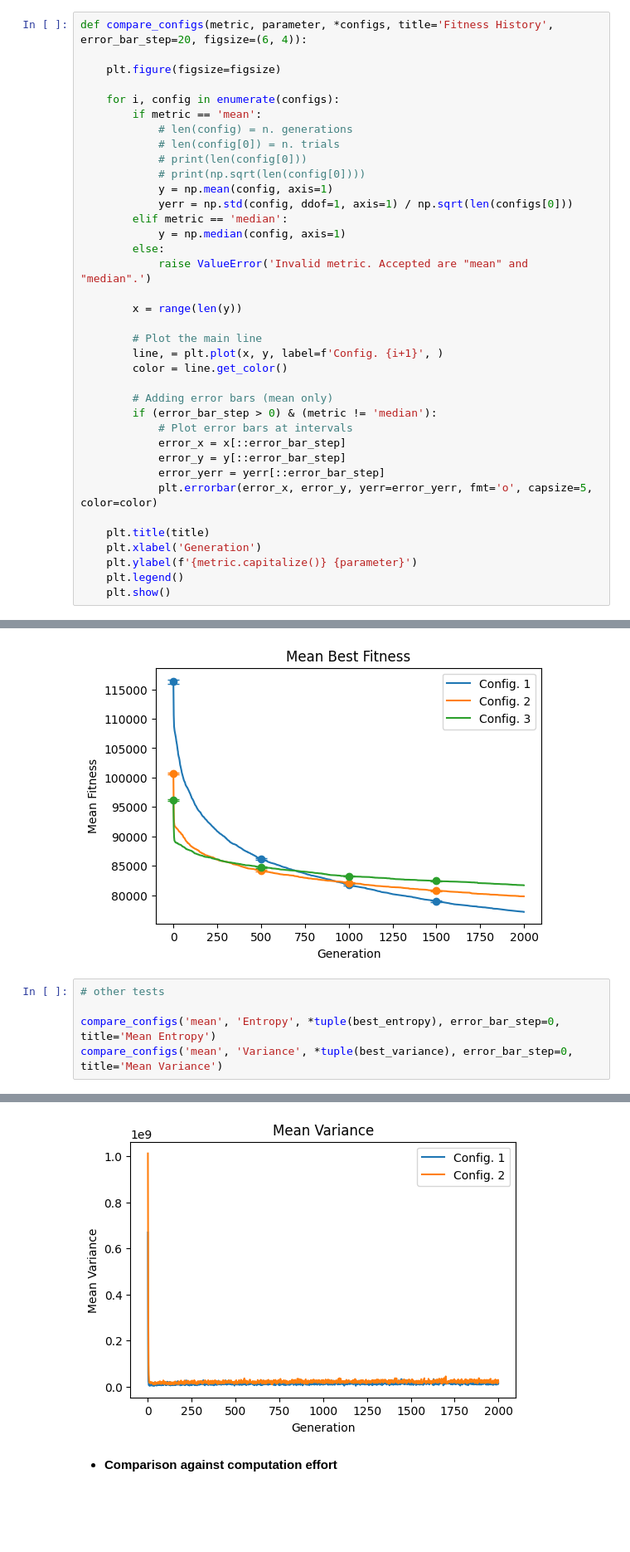
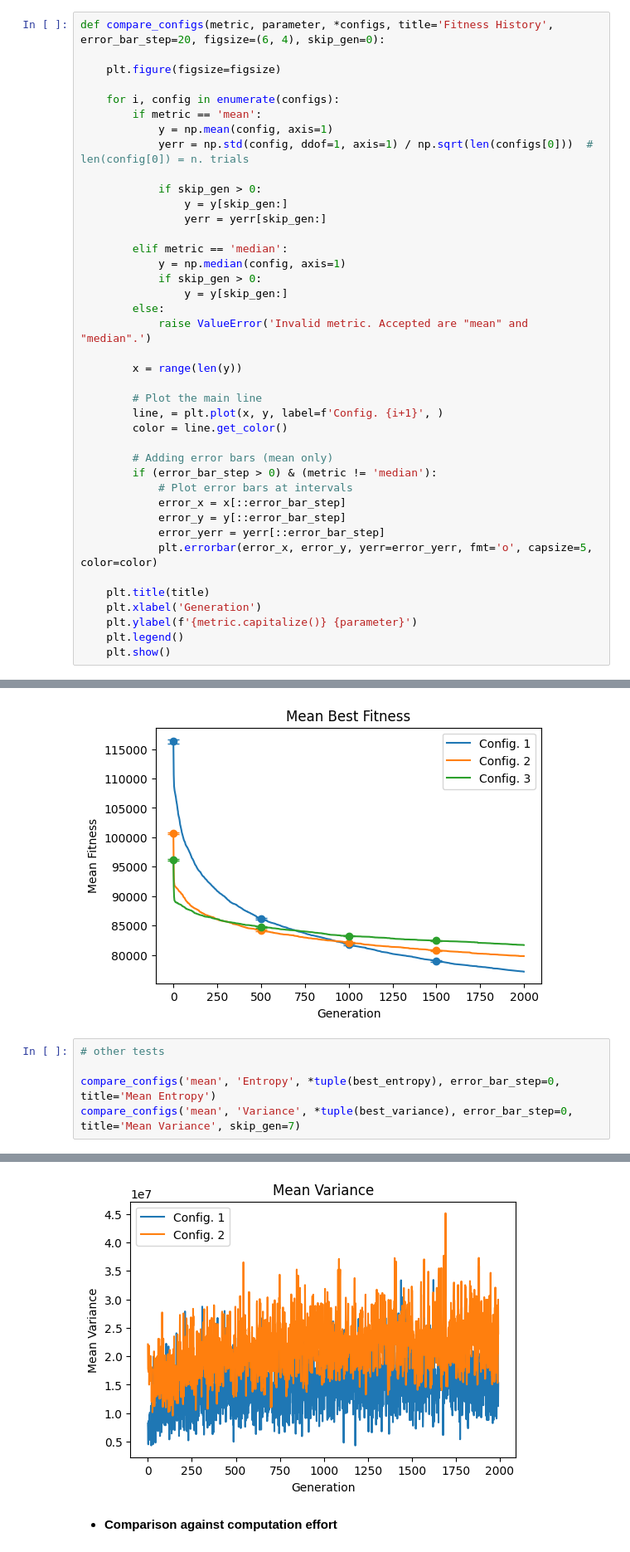
Before and after one commit to skynible/CIFO-Project, a Jupyter notebook: plots.ipynb, the cells around one changed output, grey strips where cells are left out. Shown: that part at 83% size. Drawn from its saved outputs; the diff is of its cells as text; blank space fills up the shorter version.

```diff
--- a/plots.ipynb
+++ b/plots.ipynb
@@ -115,20 +115,23 @@ compare_trials([best_indivs[0][i][0] for i in range(200)], [best_indivs[0][i][1]
 # %% [markdown]
 - **For n Runs (ABF or MBF - avg. or median)**
 # %%
-def compare_configs(metric, parameter, *configs, title='Fitness History', error_bar_step=20, figsize=(6, 4)):
+def compare_configs(metric, parameter, *configs, title='Fitness History', error_bar_step=20, figsize=(6, 4), skip_gen=0):
 
     plt.figure(figsize=figsize)
 
     for i, config in enumerate(configs):
         if metric == 'mean':
-            # len(config) = n. generations
-            # len(config[0]) = n. trials
-            # print(len(config[0]))
-            # print(np.sqrt(len(config[0])))
             y = np.mean(config, axis=1)
-            yerr = np.std(config, ddof=1, axis=1) / np.sqrt(len(configs[0]))
+            yerr = np.std(config, ddof=1, axis=1) / np.sqrt(len(configs[0]))  # len(config[0]) = n. trials
+
+            if skip_gen > 0:
+                y = y[skip_gen:]
+                yerr = yerr[skip_gen:]
+
         elif metric == 'median':
             y = np.median(config, axis=1)
+            if skip_gen > 0:
+                y = y[skip_gen:]
         else:
             raise ValueError('Invalid metric. Accepted are "mean" and "median".')
 
@@ -169,11 +172,11 @@ compare_configs('mean', 'Fitness', *tuple(best_indivs), error_bar_step=500, titl
 # %%
 # other tests
 
 compare_configs('mean', 'Entropy', *tuple(best_entropy), error_bar_step=0, title='Mean Entropy')
-compare_configs('mean', 'Variance', *tuple(best_variance), error_bar_step=0, title='Mean Variance')
+compare_configs('mean', 'Variance', *tuple(best_variance), error_bar_step=0, title='Mean Variance', skip_gen=7)
 # %% [output]
 [figure]
-[figure, old version]
+[figure, new version]
 # %% [markdown]
 - **Comparison against computation effort**
 # %%
```
